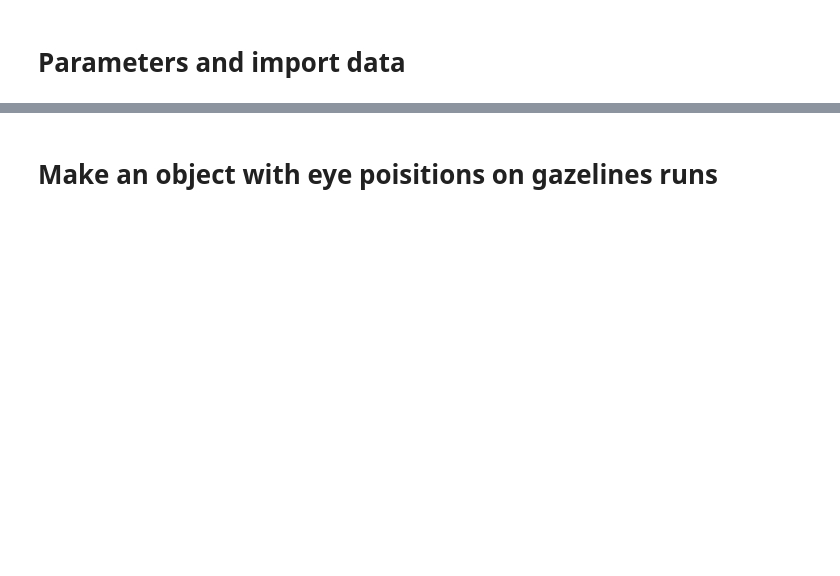
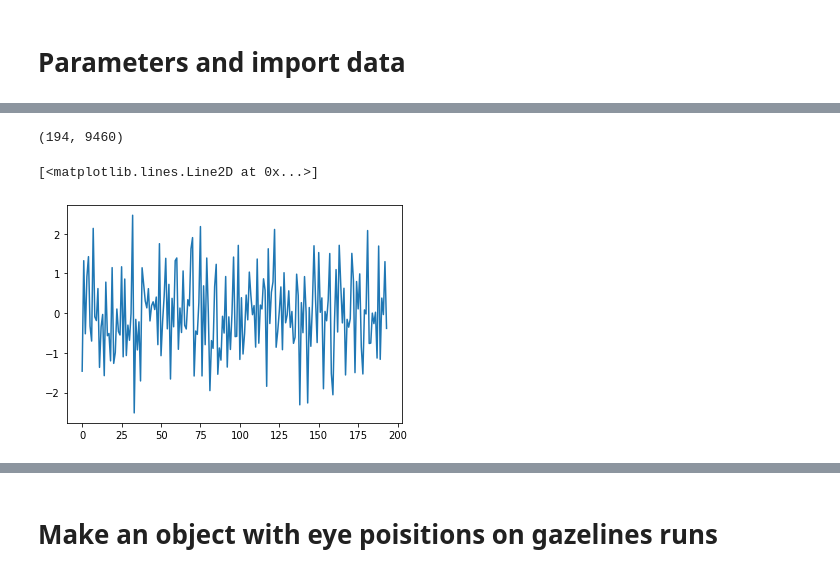
Before and after one commit to mszinte/gaze_exp, a Jupyter notebook: analysis_code/postproc/desu/decoding.ipynb, the cells around one changed output, grey strips where cells are left out. Drawn from its saved outputs; the diff is of its cells as text; code cells hidden in the pictures; blank space fills up the shorter version.

```diff
--- a/analysis_code/postproc/desu/decoding.ipynb
+++ b/analysis_code/postproc/desu/decoding.ipynb
@@ -47,0 +56,9 @@ df_gazecolumns = df_gazecolumns.drop(df_gazecolumns.index[:3]).reset_index(drop=
+# %%
+df_gazelines.shape
+# %% [output]
+(194, 9460)
+# %%
+plt.plot(df_gazelines.index, df_gazelines['9000'])
+# %% [output]
+[<matplotlib.lines.Line2D at 0x...>]
+[figure, added]
```
Also changed, not shown: parts of 58 cells of this notebook.
